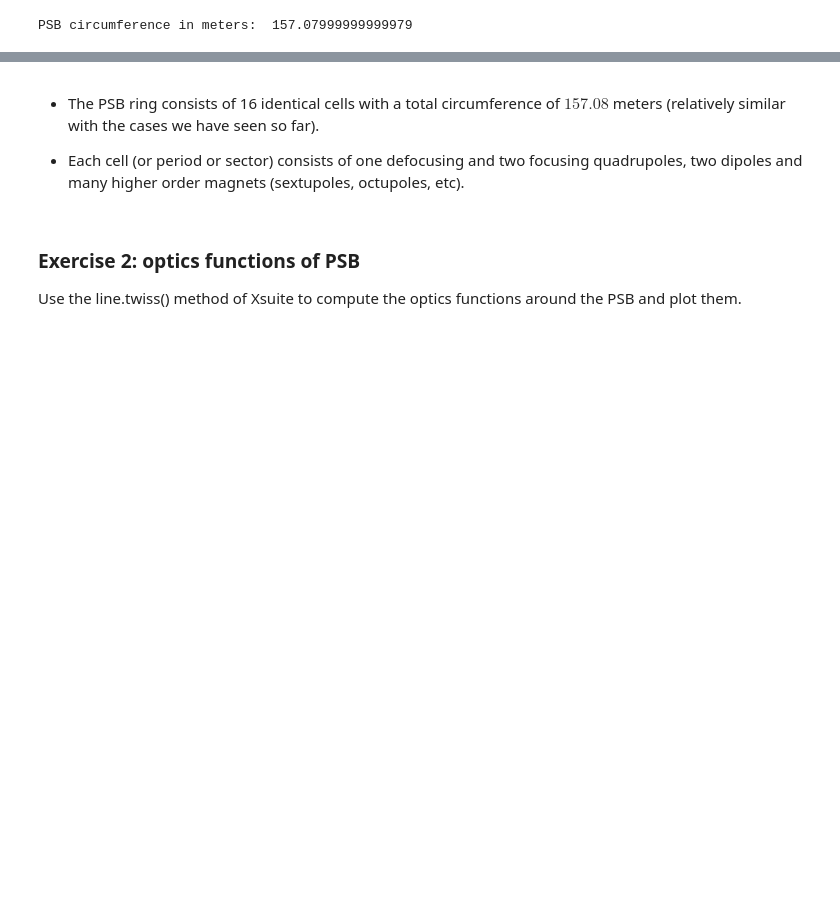
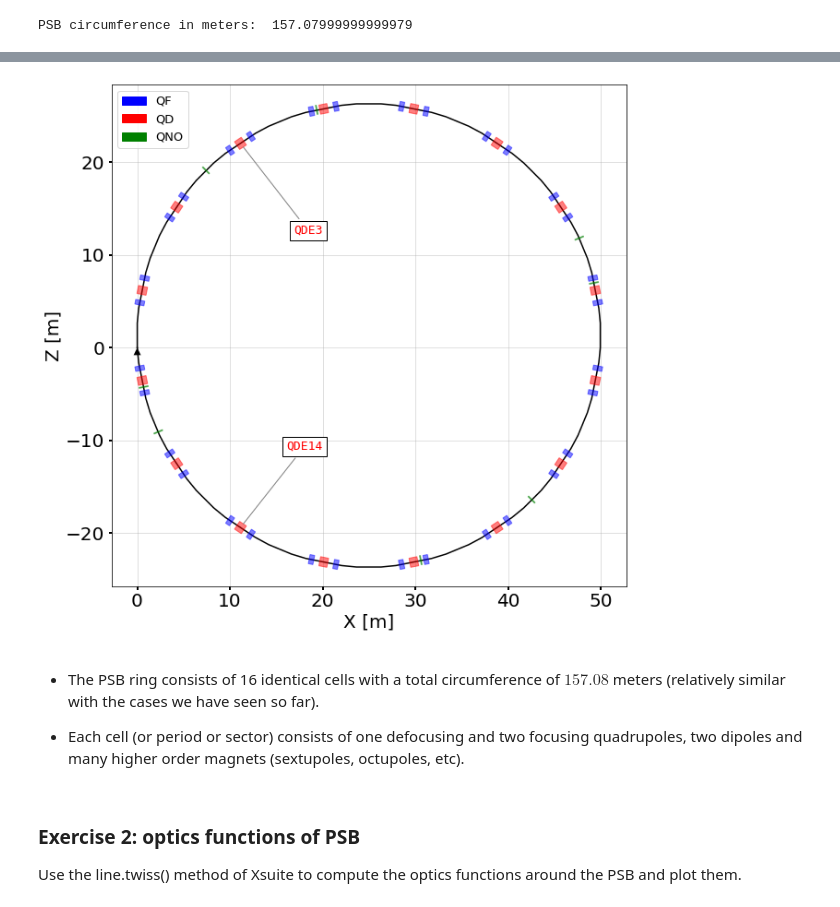
Before and after one commit to tprebiba/accelerators-teaching, a Jupyter notebook: 02_EURO-LABS-2024_Advanced_School_Operation_Accelerators/01_PSB_Xsuite_tracking.ipynb, the cells around one changed output, grey strips where cells are left out. Drawn from its saved outputs; the diff is of its cells as text; code cells hidden in the pictures; blank space fills up the shorter version.

Commit message:
a facnier plot

```diff
--- a/02_EURO-LABS-2024_Advanced_School_Operation_Accelerators/01_PSB_Xsuite_tracking.ipynb
+++ b/02_EURO-LABS-2024_Advanced_School_Operation_Accelerators/01_PSB_Xsuite_tracking.ipynb
@@ -103,3 +101,32 @@ Done compiling ContextCpu kernels.
+# %%
+# A fancier plot
+import matplotlib.patches as mpatches
+plot = xplt.FloorPlot(line=line, projection="XZ", figsize=(10, 10),
+            boxes={
+                "br.qfo": dict(color="blue"),
+                "br.qde": dict(color="red"),
+                "br1.qno": dict(color="green"),
+            },
+            labels={
+                "S.Q.": True,  # Default labels
+                "br.qde3": dict(text=('QDE3'),xytext=(20, 12),
+                                bbox={"fc": "white"},font="monospace",c="red",fontsize=13),
+                "br.qde14": dict(text=('QDE14'),xytext=(20, -10),
+                                 bbox={"fc": "white"},font="monospace",c="red",fontsize=13),
+                },
+)
+#plot.add_scale(fontsize=15)
+plot.ax.tick_params(axis='both', which='major', labelsize=20, width=2)
+plot.ax.set_xlabel("X [m]", fontsize=20)
+plot.ax.set_ylabel("Z [m]", fontsize=20)
+legend_handles = [
+    mpatches.Patch(color="blue", label=r"QF"),
+    mpatches.Patch(color="red", label=r"QD"),
+    mpatches.Patch(color="green", label=r"QNO"),
+]
+plot.legend(loc="upper left", fontsize=13, handles=legend_handles)
+# %% [output]
+[figure, added]
 # %% [markdown]
 - The PSB ring consists of 16 identical cells with a total circumference of $157.08$ meters (relatively similar with the cases we have seen so far).
 
```
Also changed, not shown: parts of 3 cells of this notebook.
